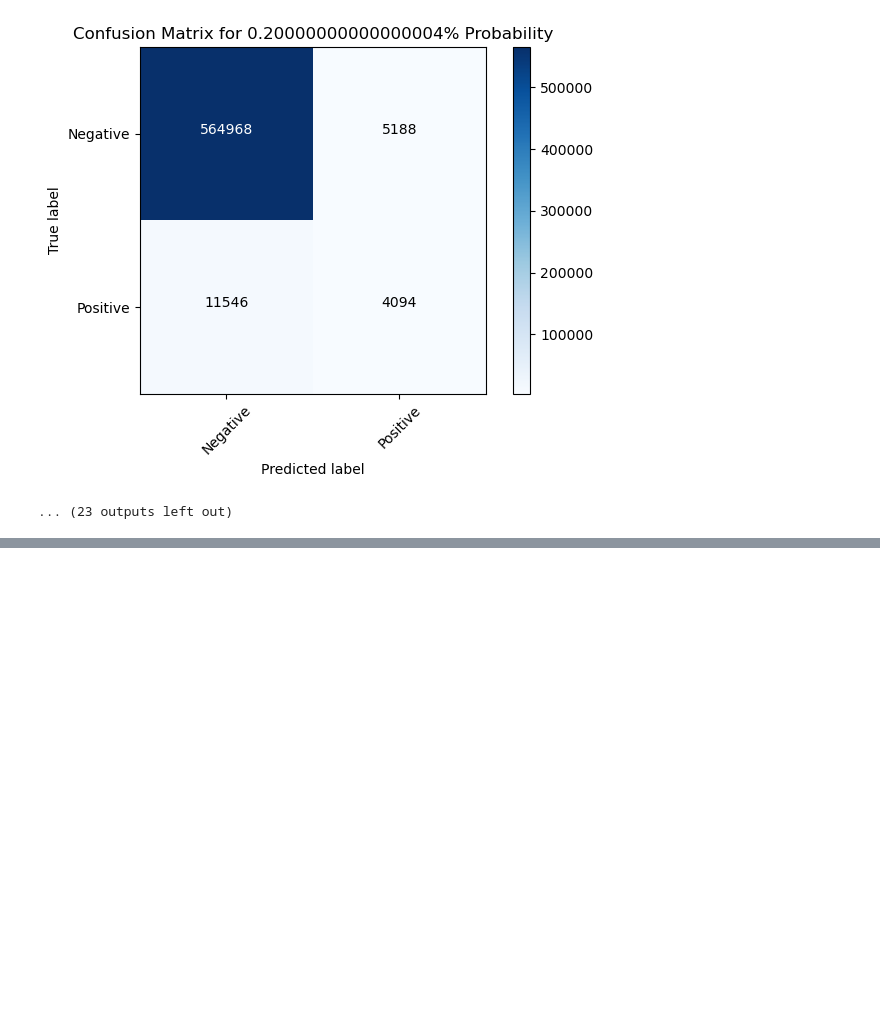
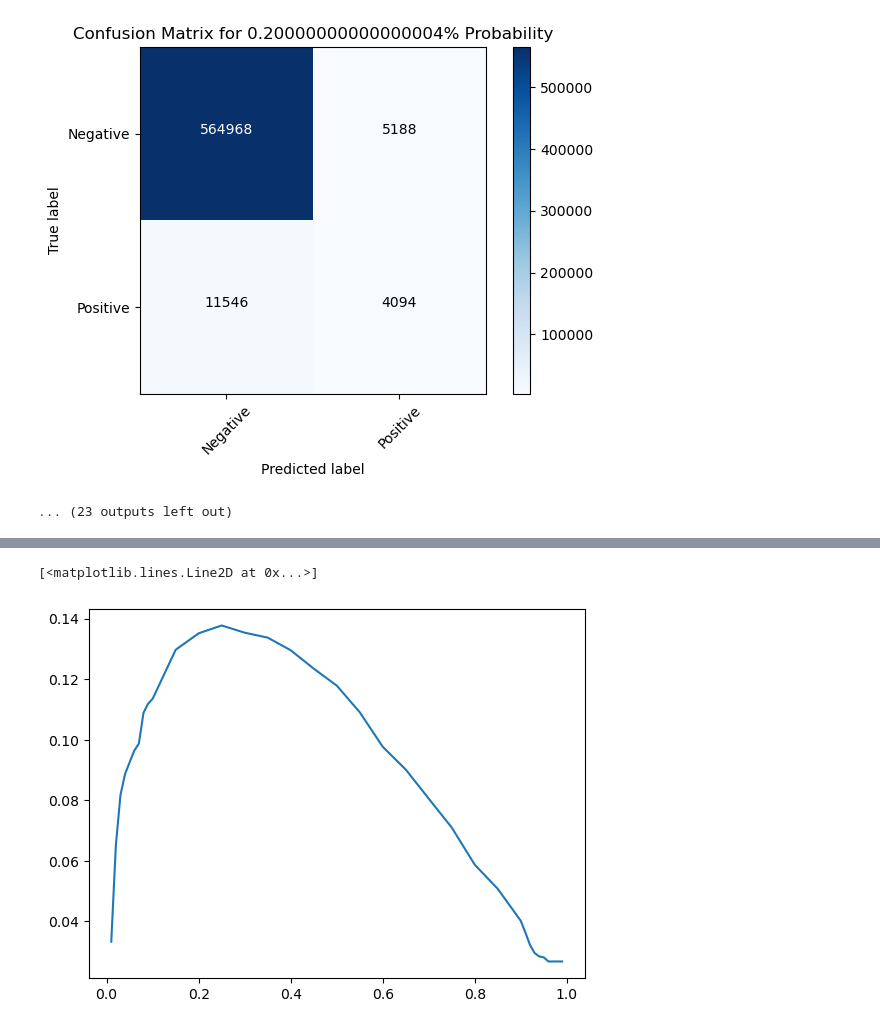
Before and after one commit to elliesch/bedfinder, a Jupyter notebook: performance_metrics.ipynb, the cells around one changed output, grey strips where cells are left out. Cells and saved outputs as stored; diff of their text form; code cells hidden in the pictures; blank space fills up the shorter version.

```diff
--- a/performance_metrics.ipynb
+++ b/performance_metrics.ipynb
@@ -213,0 +244,5 @@ for idx in range(len(thresh_arrays)):
+# %%
+plt.plot(thresholds, prs, label='Precision/Recall')
+# %% [output]
+[<matplotlib.lines.Line2D at 0x...>]
+[figure, added]
```
Also changed, not shown: parts of 4 cells of this notebook.
